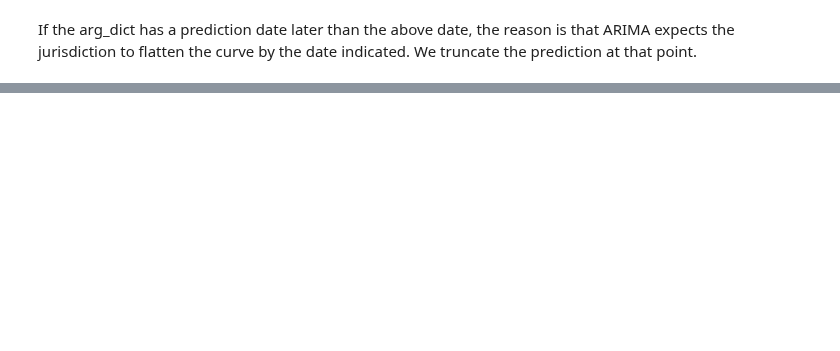
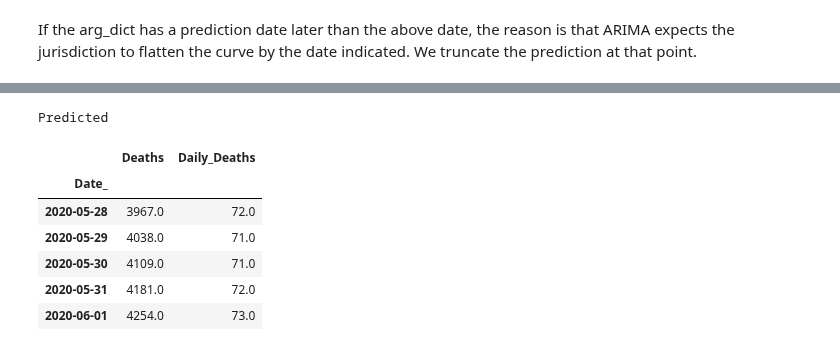
Before and after one commit to LindsayMoir/arima, a Jupyter notebook: arima_driver.ipynb, the cells around one changed output, grey strips where cells are left out. Saved outputs shown, nothing was run; the diff lists cells and outputs as text; code cells hidden in the pictures; blank space fills up the shorter version.

```diff
--- a/arima_driver.ipynb
+++ b/arima_driver.ipynb
@@ -150,0 +143,14 @@ forecast_df.head()
+# %%
+forecast_df[new_col] = forecast_df[arg_dict['dependent_variable']] - forecast_df[arg_dict['dependent_variable']].shift()
+forecast_df.iloc[0,1] = forecast_df.iloc[0,0] - df.iloc[-1,0]
+print('Predicted')
+forecast_df.head()
+# %% [output]
+Predicted
+|  | Deaths | Daily_Deaths |
+| Date_ |  |  |
+| 2020-05-28 | 3967.0 | 72.0 |
+| 2020-05-29 | 4038.0 | 71.0 |
+| 2020-05-30 | 4109.0 | 71.0 |
+| 2020-05-31 | 4181.0 | 72.0 |
+| 2020-06-01 | 4254.0 | 73.0 |
```
Also changed, not shown: parts of 7 cells of this notebook, 19 other files.
